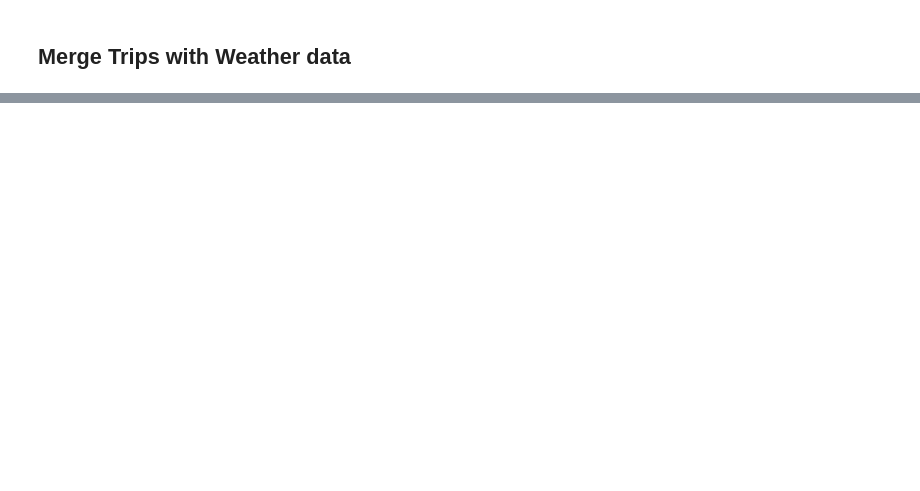
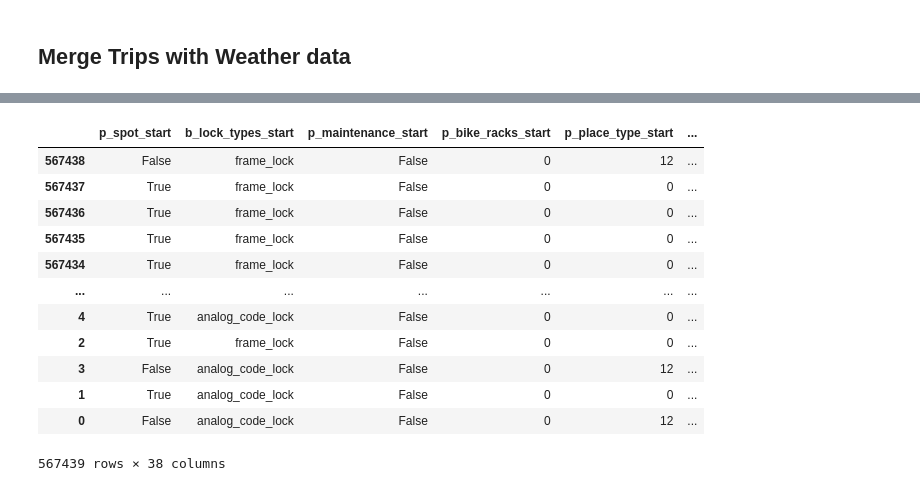
Before and after one commit to mulko93/AAA_Jupyter_Explorers, a Jupyter notebook: notebooks/01_CreateTripData.ipynb, the cells around one changed output, grey strips where cells are left out. Drawn from its saved outputs; the diff is of its cells as text; code cells hidden in the pictures; blank space fills up the shorter version.

```diff
--- a/notebooks/01_CreateTripData.ipynb
+++ b/notebooks/01_CreateTripData.ipynb
@@ -222,0 +224,16 @@ df_full.head(10)
+# %%
+df_full.sort_values(by="datetime_start", ascending=False)
+# %% [output]
+|  | p_spot_start | b_lock_types_start | p_maintenance_start | p_bike_racks_start | p_place_type_start | ... |
+| 567438 | False | frame_lock | False | 0 | 12 | ... |
+| 567437 | True | frame_lock | False | 0 | 0 | ... |
+| 567436 | True | frame_lock | False | 0 | 0 | ... |
+| 567435 | True | frame_lock | False | 0 | 0 | ... |
+| 567434 | True | frame_lock | False | 0 | 0 | ... |
+| ... | ... | ... | ... | ... | ... | ... |
+| 4 | True | analog_code_lock | False | 0 | 0 | ... |
+| 2 | True | frame_lock | False | 0 | 0 | ... |
+| 3 | False | analog_code_lock | False | 0 | 12 | ... |
+| 1 | True | analog_code_lock | False | 0 | 0 | ... |
+| 0 | False | analog_code_lock | False | 0 | 12 | ... |
+567439 rows × 38 columns
```
Also changed, not shown: parts of 6 cells of this notebook.
